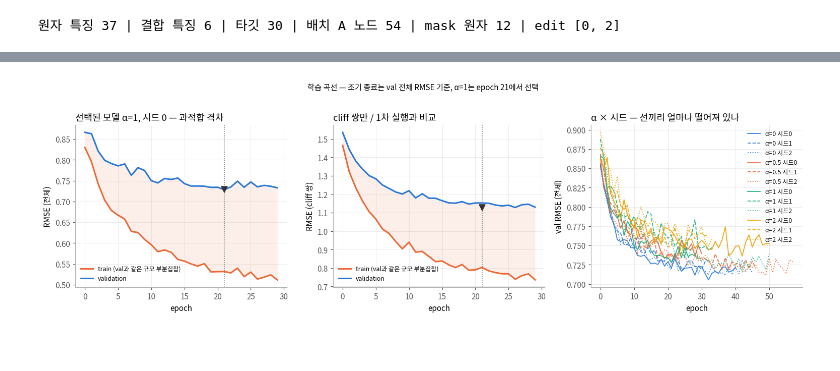
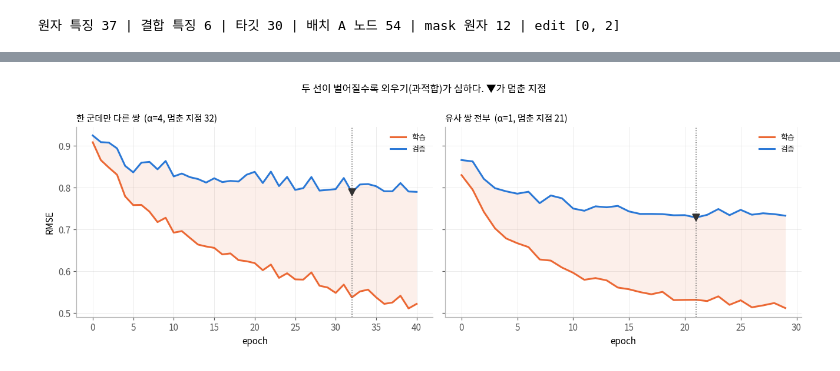
Before and after one commit to dlrudgms1234-commits/capstone, a Jupyter notebook: ac_pipeline.ipynb, the cells around one changed output, grey strips where cells are left out. Saved outputs shown, nothing was run; the diff lists cells and outputs as text; code cells hidden in the pictures.

```diff
--- a/ac_pipeline.ipynb
+++ b/ac_pipeline.ipynb
@@ -489,7 +523,9 @@ for t in DEV_TARGETS:
     mol_pred[t] = d.pred
     te = d[d.split == 'test']
     rows.append(dict(target=t, C=C, test_rmse=rmse(te.pred, te.p), test_rmse_cliff_mol=rmse(te.pred[te.cliff_mol == 1], te.p[te.cliff_mol == 1])))
-pairs['pred_svr'] = [mol_pred[t][j] - mol_pred[t][i] for t, i, j in zip(pairs.target, pairs.i, pairs.j)]
-pairs['pred_zero'] = 0.0
-pd.DataFrame(rows).round(3)
+for _p in PAIRSETS.values():   # 두 설정의 쌍 모두에 붙인다
+    _p['pred_svr'] = [mol_pred[t][j] - mol_pred[t][i] for t, i, j in zip(_p.target, _p.i, _p.j)]
+    _p['pred_zero'] = 0.0
+svr_mol = pd.DataFrame(rows)
+print(f'타깃 {len(svr_mol)}개 학습 완료  |  분자 단위 test RMSE 중앙값 {svr_mol.test_rmse.median():.3f}')
 # %% [output]
@@ -913,0 +890,9 @@ seed_table.round(3)
+# %%
+MODELS = ['zero', 'svr', 'gnn_a0', 'gnn_best']
+display(pd.concat({LABEL[st]: pd.concat({m: rmse_table(pset, f'pred_{m}').loc[['test_easy', 'test_hard']]
+                                         for m in MODELS}, axis=1)
+                   for st, pset in RESULTS.items()}).round(3))
+for st, pset in RESULTS.items():
+    t_ = pset[pset.split.str.startswith('test')]
+    d_ = rmse(t_.pred_gnn_best_fwd, t_.delta) - rmse(t_.pred_gnn_best, t_.delta)
+    print(f'{LABEL[st]}: 양방향 평균 효과 {d_:+.3f} (거의 0 — 학습 때 이미 양방향을 보여줬기 때문)')
@@ -923,59 +913,18 @@ seed_table.round(3)
 # %%
-import re
-import matplotlib.pyplot as plt
-plt.rcParams.update({'font.family': 'Noto Sans CJK JP', 'axes.unicode_minus': False, 'figure.dpi': 110,
-                     'axes.grid': True, 'grid.alpha': 0.25, 'grid.linewidth': 0.6, 'axes.axisbelow': True})
-
-# 검증된 기본 categorical 팔레트의 앞 네 칸 (파랑 / 주황 / 아쿠아 / 노랑)
-C1, C2, C3, C4 = '#2a78d6', '#eb6834', '#1baf7a', '#eda100'
-SURFACE, MUTED = 'white', '0.45'
-
-def tidy(a):
-    a.spines[['top', 'right']].set_visible(False)
-    a.spines[['left', 'bottom']].set_color('0.7')
-    a.tick_params(colors='0.35', length=3)
-
-hist = {(str(a), s): pd.read_csv(f'{RUNS}/hist_a{a}_{TAG}_seed{s}.csv') for a in ALPHAS for s in SEEDS}
-h = hist[(BEST_ALPHA, SEEDS[0])]
-stop = int(h.best_epoch[0])
-
-# 4개 타깃일 때만 1차 실행(2026-09-16)과 겹쳐 그린다. 30개 타깃과는 비교 대상이 아니다
-PAT = re.compile(r'09-16 \S+ alpha=4 epoch=(\d+) \S+ val_cliff_rmse=([\d.]+)')
-first = [] if USE_ALL_TARGETS else [(int(m[1]), float(m[2])) for l in open(f'{RUNS}/train.log') if (m := PAT.match(l))]
-
-fig, ax = plt.subplots(1, 3, figsize=(14, 4.2))
-
-for a_, col, lbl in [(ax[0], ['train', 'val'], 'RMSE (전체)'), (ax[1], ['train_cliff', 'val_cliff'], 'RMSE (cliff 쌍)')]:
-    a_.plot(h.epoch, h[col[0]], color=C2, lw=2, label='train (val과 같은 규모 부분집합)')
-    a_.plot(h.epoch, h[col[1]], color=C1, lw=2, label='validation')
-    a_.fill_between(h.epoch, h[col[0]], h[col[1]], color=C2, alpha=0.10, lw=0)
+fig, axes = plt.subplots(1, 2, figsize=(12, 4.2), sharey=True)
+for a_, st in zip(axes, RESULTS):
+    h = pd.read_csv(f'{RUNS}/hist_a{BEST[st]}_{TAGS[st]}_seed{SEEDS[0]}.csv')
+    stop = int(h.best_epoch[0])
+    a_.plot(h.epoch, h.train, color=C2, lw=2, label='학습')
+    a_.plot(h.epoch, h.val, color=C1, lw=2, label='검증')
+    a_.fill_between(h.epoch, h.train, h.val, color=C2, alpha=0.10, lw=0)
     a_.axvline(stop, color='0.4', lw=1, ls=':')
-    a_.plot([stop], [h[col[1]].min()], marker='v', color='0.2', ms=8, clip_on=False)
-    a_.set(xlabel='epoch', ylabel=lbl)
-if first:
-    ax[1].plot(*zip(*first), color=MUTED, ls='--', lw=1.5, marker='.', ms=5, label='1차 실행 α=4 (val cliff)')
-ax[0].set_title(f'선택된 모델 α={BEST_ALPHA}, 시드 {SEEDS[0]} — 과적합 격차', loc='left')
-ax[1].set_title('cliff 쌍만 / 1차 실행과 비교', loc='left')
-
-for a, c in zip(ALPHAS, [C1, C2, C3, C4]):
-    for j, s in enumerate(SEEDS):
-        d = hist[(str(a), s)]
-        ax[2].plot(d.epoch, d.val, color=c, lw=1.2, ls=['-', '--', ':'][j % 3], alpha=.9,
-                   label=f'α={a} 시드{s}')
-ax[2].set(xlabel='epoch', ylabel='val RMSE (전체)')
-ax[2].set_title('α × 시드 — 선끼리 얼마나 떨어져 있나', loc='left')
-
-for a_ in ax:
-    a_.legend(fontsize=8, frameon=False); tidy(a_)
-fig.suptitle(f'학습 곡선 — 조기 종료는 val 전체 RMSE 기준, α={BEST_ALPHA}는 epoch {stop}에서 선택', y=1.02, fontsize=10)
-fig.tight_layout()
-plt.show()
-
-gap = pd.DataFrame({f'α={a} 시드{s}': {'train': d.train[e], 'val': d.val[e], 'train cliff': d.train_cliff[e],
-                                       'val cliff': d.val_cliff[e], 'best epoch': e}
-                    for a in ALPHAS for s in SEEDS
-                    for d in [hist[(str(a), s)]] for e in [int(d.best_epoch[0])]}).T
-gap['격차(val/train)'] = gap.val / gap.train
-gap.round(3)
+    a_.plot([stop], [h.val.min()], marker='v', color='0.2', ms=8, clip_on=False)
+    a_.set(xlabel='epoch')
+    a_.set_title(f'{LABEL[st]}  (α={BEST[st]}, 멈춘 지점 {stop})', loc='left', fontsize=10)
+    a_.legend(fontsize=8.5, frameon=False); tidy(a_)
+axes[0].set_ylabel('RMSE')
+fig.suptitle('두 선이 벌어질수록 외우기(과적합)가 심하다. ▼가 멈춘 지점', y=1.0, fontsize=11)
+fig.tight_layout(); plt.show()
 # %% [output]
-[figure, old version]
+[figure, new version]
```
Also changed, not shown: parts of 56 cells of this notebook, 1 other file.
